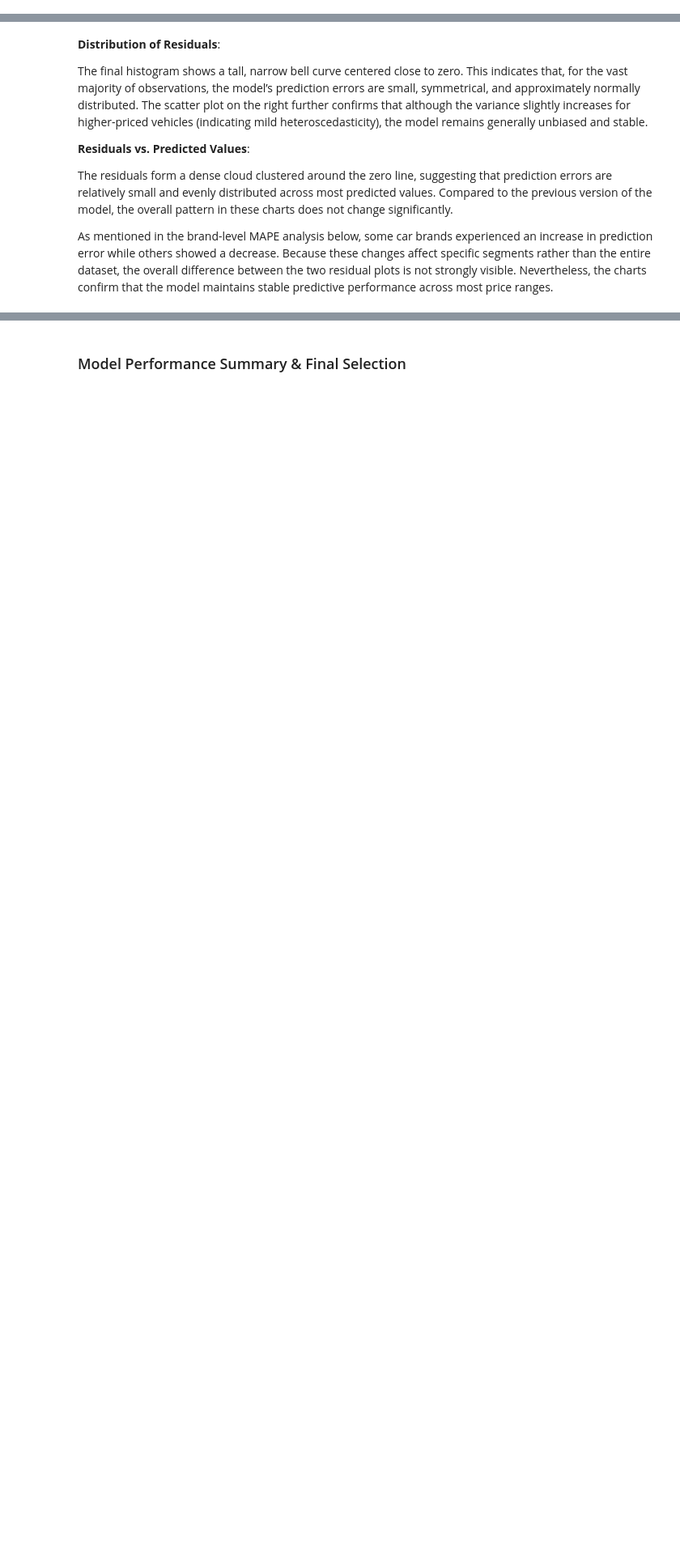
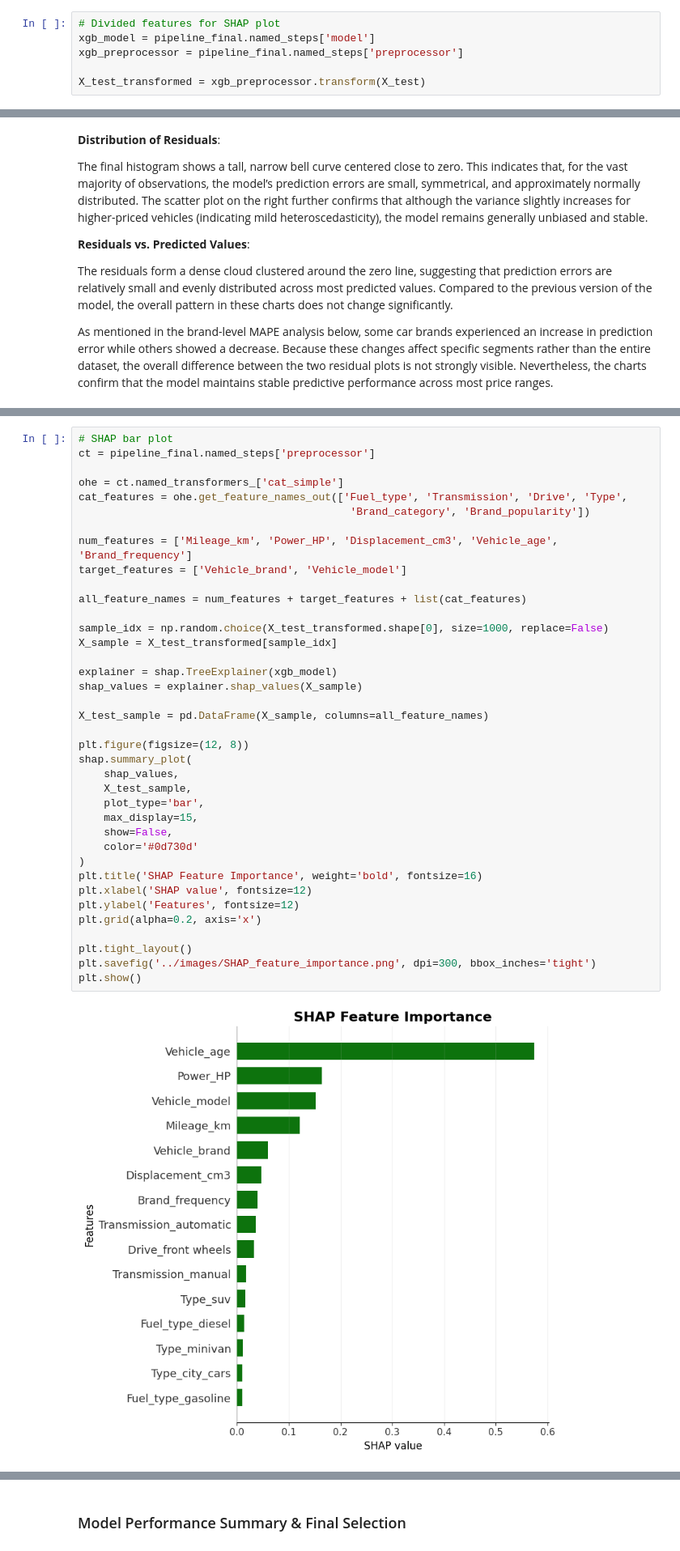
Before and after one commit to Przemsonn05/PriceMyRide-PL-Car-Valuation-Engine, a Jupyter notebook: notebooks/cars_price_prediction.ipynb, the cells around one changed output, grey strips where cells are left out. Shown at 81% size. Drawn from its saved outputs; the diff is of its cells as text; blank space fills up the shorter version.

```diff
--- a/notebooks/cars_price_prediction.ipynb
+++ b/notebooks/cars_price_prediction.ipynb
@@ -2051,6 +2052,12 @@ pipeline_final = Pipeline([
 pipeline_final.fit(X_train, y_train_log, model__sample_weight=sample_weights_balanced)
 y_pred_final = np.expm1(pipeline_final.predict(X_test))
 y_train_pred_final = np.expm1(pipeline_final.predict(X_train))
+# %%
+# Divided features for SHAP plot
+xgb_model = pipeline_final.named_steps['model']
+xgb_preprocessor = pipeline_final.named_steps['preprocessor']
+
+X_test_transformed = xgb_preprocessor.transform(X_test)
 # %%
 # Mtrics for tunned XGBoost model
 test_metrics_xgb_cleaned = metrics(y_test, y_pred_final)
@@ -2230,0 +2238,40 @@ As mentioned in the brand-level MAPE analysis below, some car brands experienced
+# %%
+# SHAP bar plot
+ct = pipeline_final.named_steps['preprocessor']
+
+ohe = ct.named_transformers_['cat_simple']
+cat_features = ohe.get_feature_names_out(['Fuel_type', 'Transmission', 'Drive', 'Type',
+                                           'Brand_category', 'Brand_popularity'])
+
+num_features = ['Mileage_km', 'Power_HP', 'Displacement_cm3', 'Vehicle_age', 'Brand_frequency']
+target_features = ['Vehicle_brand', 'Vehicle_model']
+
+all_feature_names = num_features + target_features + list(cat_features)
+
+sample_idx = np.random.choice(X_test_transformed.shape[0], size=1000, replace=False)
+X_sample = X_test_transformed[sample_idx]
+
+explainer = shap.TreeExplainer(xgb_model)
+shap_values = explainer.shap_values(X_sample)
+
+X_test_sample = pd.DataFrame(X_sample, columns=all_feature_names)
+
+plt.figure(figsize=(12, 8))
+shap.summary_plot(
+    shap_values,
+    X_test_sample,
+    plot_type='bar',
+    max_display=15,
+    show=False,
+    color='#0d730d'
+)
+plt.title('SHAP Feature Importance', weight='bold', fontsize=16)
+plt.xlabel('SHAP value', fontsize=12)
+plt.ylabel('Features', fontsize=12)
+plt.grid(alpha=0.2, axis='x')
+
+plt.tight_layout()
+plt.savefig('../images/SHAP_feature_importance.png', dpi=300, bbox_inches='tight')
+plt.show()
+# %% [output]
+[figure, added]
```
Also changed, not shown: parts of 34 cells of this notebook, 43 other files.
